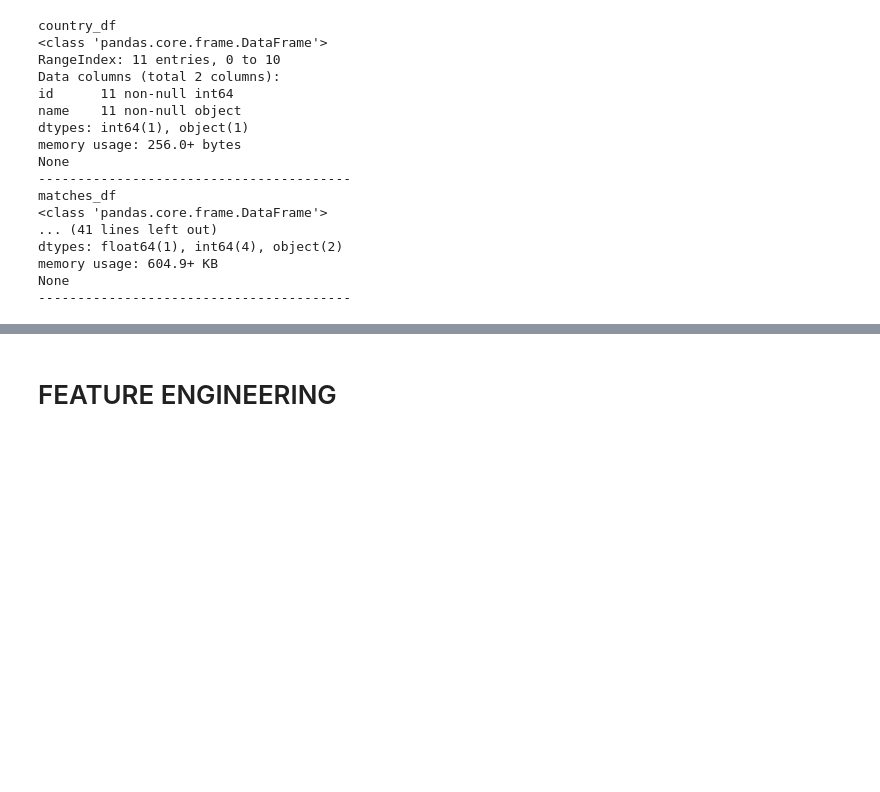
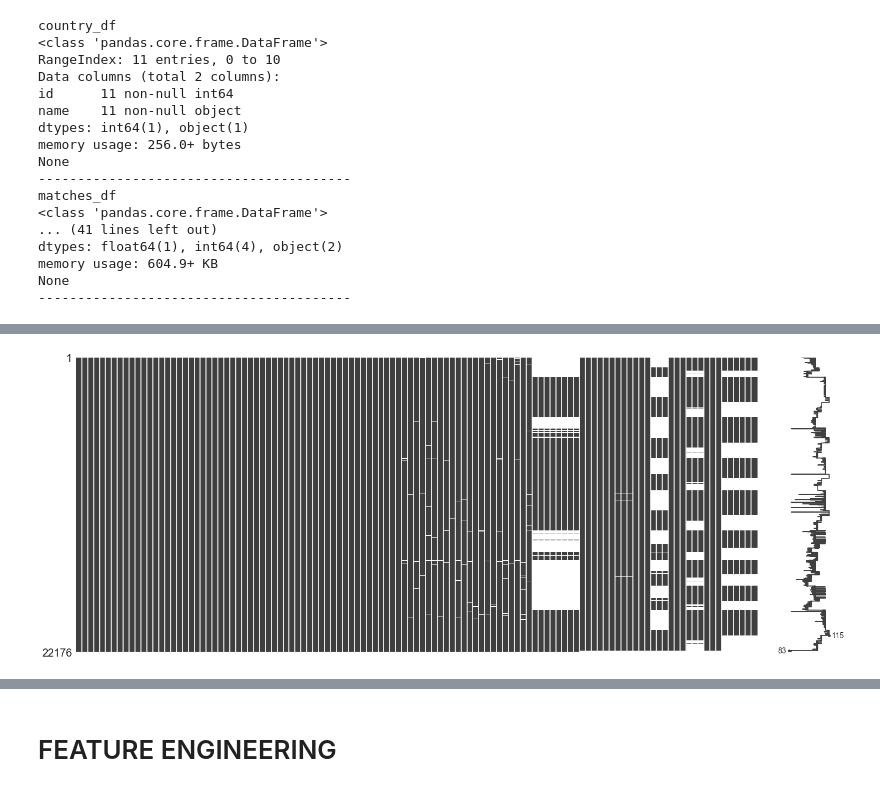
Before and after one commit to jo9k/SoccerAnalysis, a Jupyter notebook: SoccerAnalysis.ipynb, the cells around one changed output, grey strips where cells are left out. Saved outputs shown, nothing was run; the diff lists cells and outputs as text; code cells hidden in the pictures; blank space fills up the shorter version.

```diff
--- a/SoccerAnalysis.ipynb
+++ b/SoccerAnalysis.ipynb
@@ -68,0 +83,6 @@ None
+# %%
+matches_df.dropna(thresh=80, inplace=True)
+# %%
+msno.matrix(matches_df)
+# %% [output]
+[figure, added]
```
Also changed, not shown: parts of 24 cells of this notebook, 2 other files.
